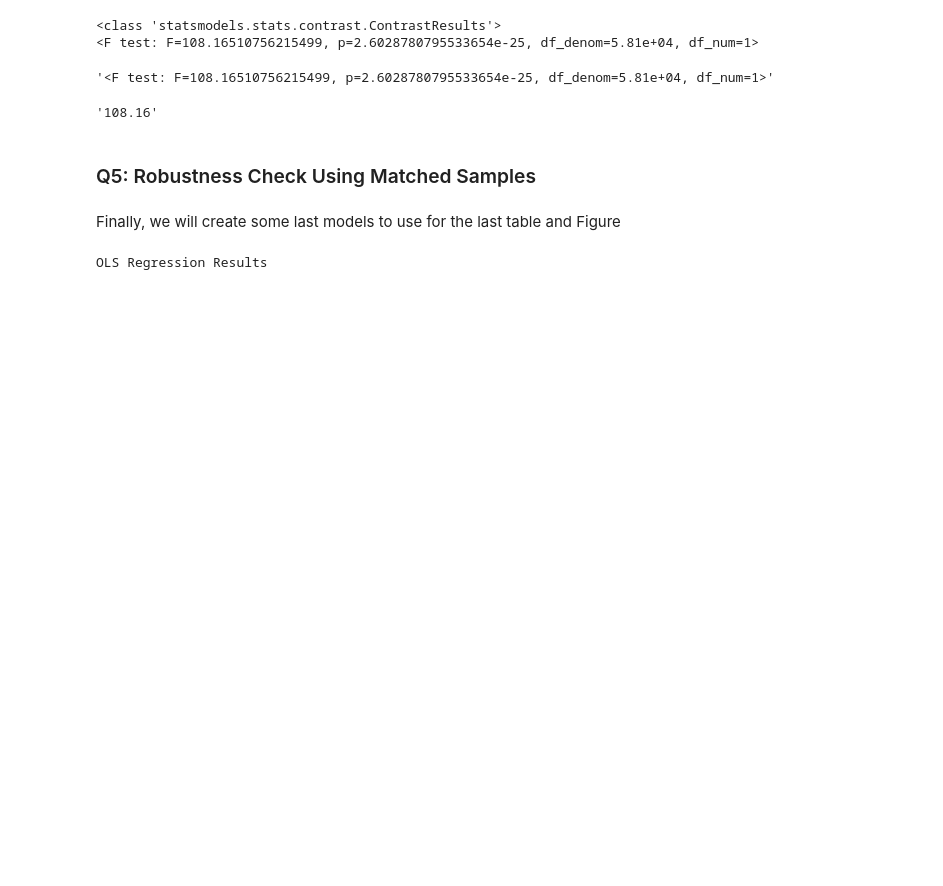
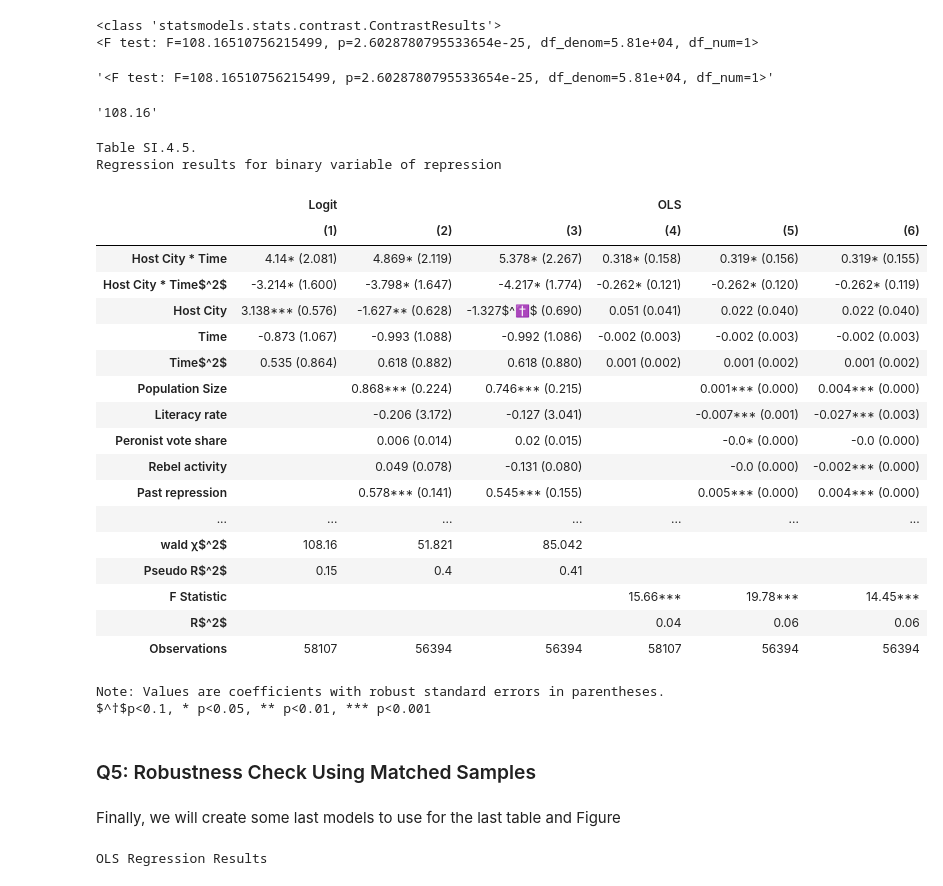
Before and after one commit to pdvass/ml_assignment2, a Jupyter notebook: Assignment_2.ipynb, the cells around one changed output. Cells and saved outputs as stored; diff of their text form; code cells hidden in the pictures; blank space fills up the shorter version.

```diff
--- a/Assignment_2.ipynb
+++ b/Assignment_2.ipynb
@@ -916,7 +916,8 @@ for i, reg_res in enumerate(log_models, start=1):
         elif name == 'waldx':
             # Cells below shows an example
             multi_coefs_table.loc['waldx', ('Logit', f'({i})')] = reg_res.wald_test(
-                f'({" + ".join([param[0] for param in list(reg_res.params.items())])} = 0)', use_f=True, scalar=True
+                f'({" + ".join([param[0] for param in list(reg_res.params.items())])} = 0)'\
+                , use_f=True, scalar=True
             ).summary()[11:17]
         elif name == 'pseudor':
             multi_coefs_table.loc['pseudor', ('Logit', f'({i})')] = round(reg_res.prsquared, 2)
@@ -950,6 +959,60 @@ log_model1.wald_test(
                     ).summary()[11:17]
 # %% [output]
 '108.16'
+# %%
+names = {
+    'hostcity': 'Host City',
+    'hostcitytime': 'Host City * Time',
+    'hostcitytime2': 'Host City * Time$^2$',
+    'time': 'Time',
+    'time2': 'Time$^2$',
+    'lnpop_1970': 'Population Size',
+    'vote_frejuli': 'Peronist vote share',
+    'literacy_avg': 'Literacy rate',
+    'lnrebact1974': 'Rebel activity',
+    'lnrepression70_77': 'Past repression',
+    'R Squared': 'R$^2$',
+    'waldx': 'wald χ$^2$',
+    'pseudor': 'Pseudo R$^2$',
+    'fstat': 'F Statistic',
+    'r2': 'R$^2$',
+    'obs': 'Observations'
+}
+
+multi_coefs_table.rename(names, inplace=True)
+
+# Converting DataFrame to HTML and adding extra information
+# such as title and footnote
+display(HTML('<div id="containerIntro"> \
+                <h3 style="display:inline">Table SI.4.5.</h3> \
+                <p style="display:inline; font-size:18px">Regression results for binary variable of repression</p> \
+            </div>' \
+             + multi_coefs_table.to_html().replace('\\n', '<br>') +\
+             '<p>Note: Values are coefficients with robust standard errors in parentheses.</p>\
+<p>$^†$p<0.1, * p<0.05, ** p<0.01, *** p<0.001</p>'))
+# %% [output]
+Table SI.4.5.
+Regression results for binary variable of repression
+|  | Logit |  |  | OLS |  |  |
+|  | (1) | (2) | (3) | (4) | (5) | (6) |
+| Host City * Time | 4.14* (2.081) | 4.869* (2.119) | 5.378* (2.267) | 0.318* (0.158) | 0.319* (0.156) | 0.319* (0.155) |
+| Host City * Time$^2$ | -3.214* (1.600) | -3.798* (1.647) | -4.217* (1.774) | -0.262* (0.121) | -0.262* (0.120) | -0.262* (0.119) |
+| Host City | 3.138*** (0.576) | -1.627** (0.628) | -1.327$^✝$ (0.690) | 0.051 (0.041) | 0.022 (0.040) | 0.022 (0.040) |
+| Time | -0.873 (1.067) | -0.993 (1.088) | -0.992 (1.086) | -0.002 (0.003) | -0.002 (0.003) | -0.002 (0.003) |
+| Time$^2$ | 0.535 (0.864) | 0.618 (0.882) | 0.618 (0.880) | 0.001 (0.002) | 0.001 (0.002) | 0.001 (0.002) |
+| Population Size |  | 0.868*** (0.224) | 0.746*** (0.215) |  | 0.001*** (0.000) | 0.004*** (0.000) |
+| Literacy rate |  | -0.206 (3.172) | -0.127 (3.041) |  | -0.007*** (0.001) | -0.027*** (0.003) |
+| Peronist vote share |  | 0.006 (0.014) | 0.02 (0.015) |  | -0.0* (0.000) | -0.0 (0.000) |
+| Rebel activity |  | 0.049 (0.078) | -0.131 (0.080) |  | -0.0 (0.000) | -0.002*** (0.000) |
+| Past repression |  | 0.578*** (0.141) | 0.545*** (0.155) |  | 0.005*** (0.000) | 0.004*** (0.000) |
+| ... | ... | ... | ... | ... | ... | ... |
+| wald χ$^2$ | 108.16 | 51.821 | 85.042 |  |  |  |
+| Pseudo R$^2$ | 0.15 | 0.4 | 0.41 |  |  |  |
+| F Statistic |  |  |  | 15.66*** | 19.78*** | 14.45*** |
+| R$^2$ |  |  |  | 0.04 | 0.06 | 0.06 |
+| Observations | 58107 | 56394 | 56394 | 58107 | 56394 | 56394 |
+Note: Values are coefficients with robust standard errors in parentheses.
+$^†$p<0.1, * p<0.05, ** p<0.01, *** p<0.001
 # %% [markdown]
 ### Q5: Robustness Check Using Matched Samples
 # %% [markdown]
```
Also changed, not shown: parts of 4 cells of this notebook.
